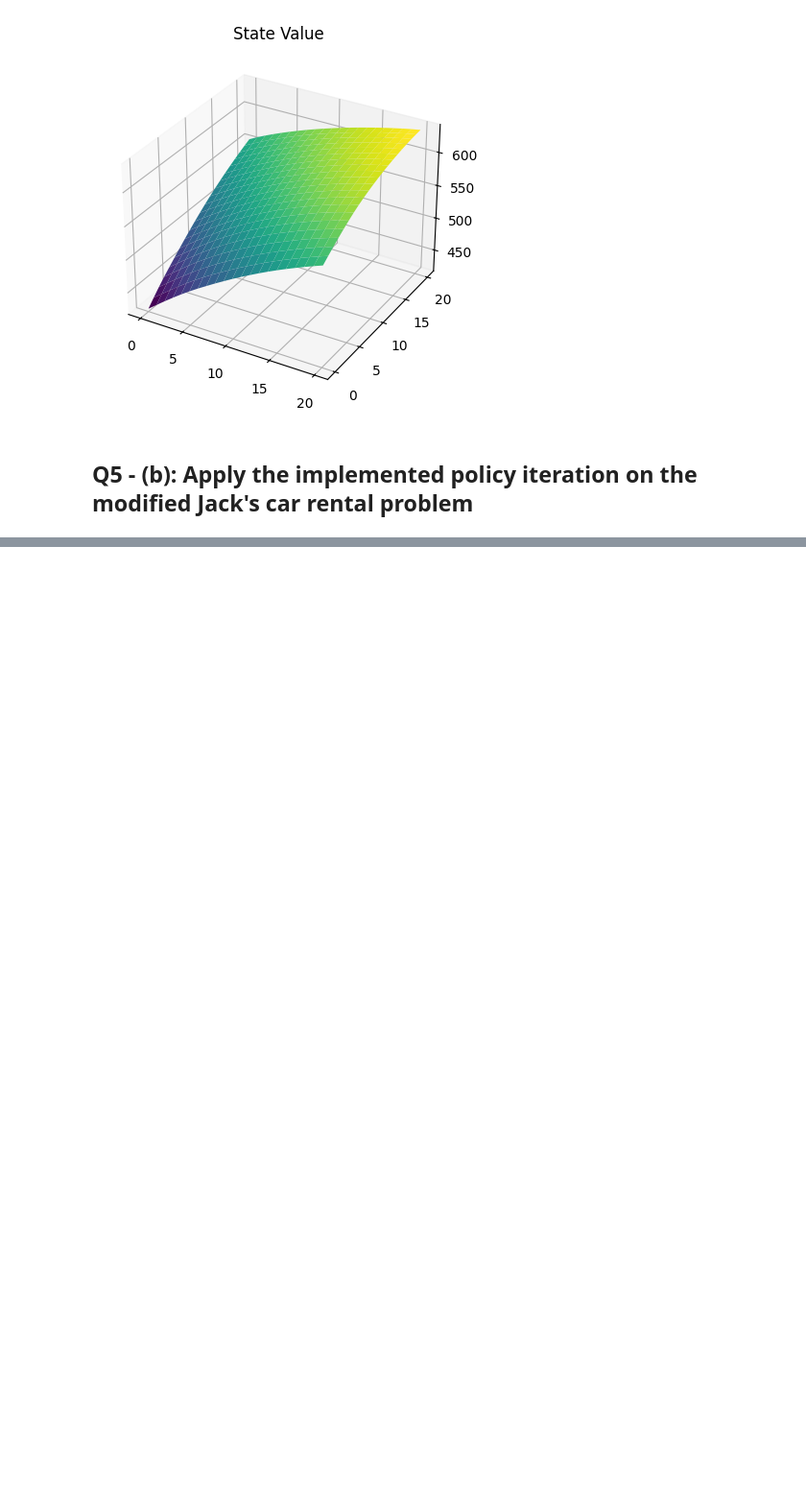
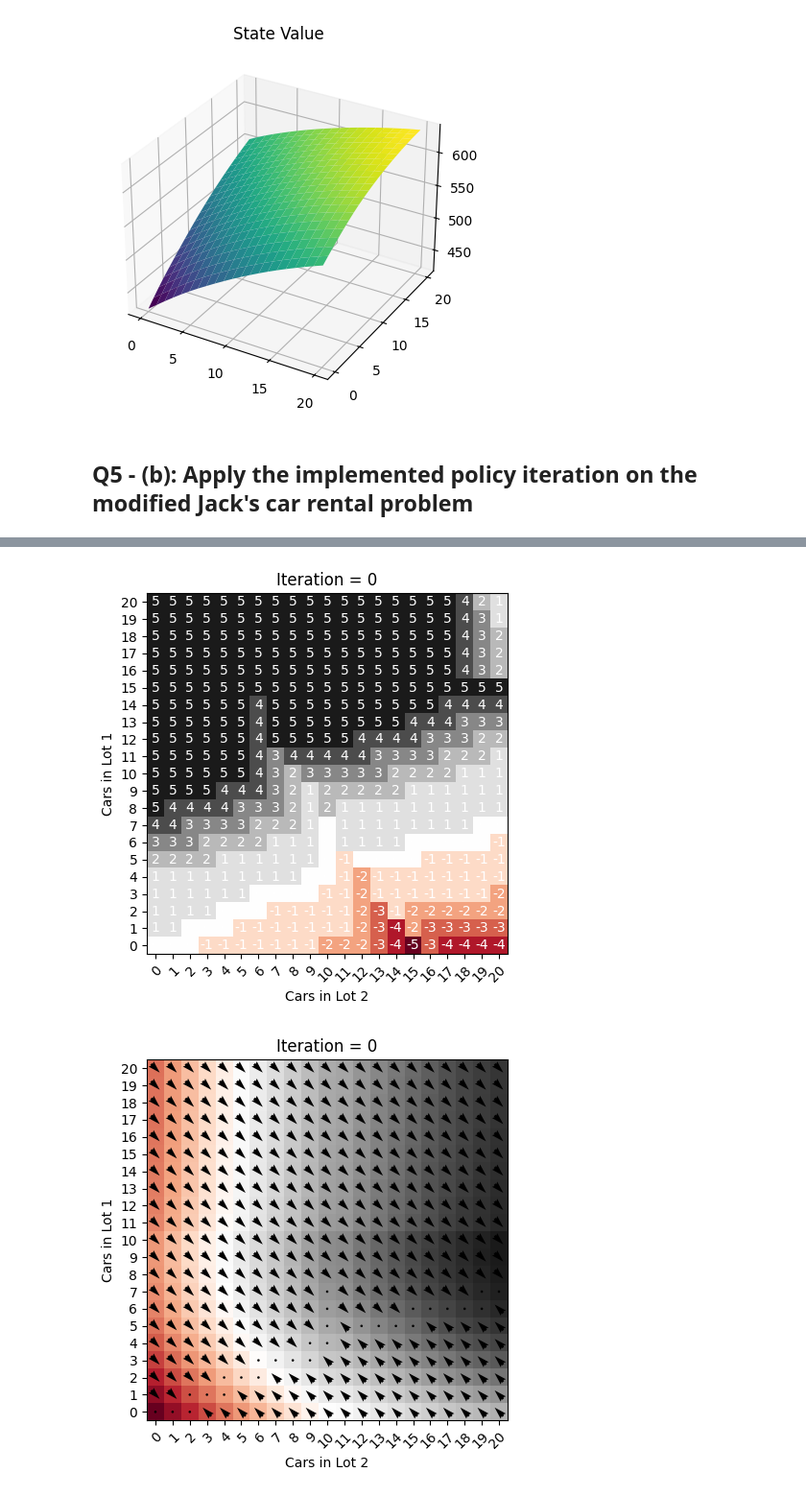
Before and after one commit to dbcometto/cs5180rl, a Jupyter notebook: homework/ex3_26spring.ipynb, the cells around one changed output, grey strips where cells are left out. Shown at 96% size. Cells and saved outputs as stored; diff of their text form; code cells hidden in the pictures; blank space fills up the shorter version.

```diff
--- a/homework/ex3_26spring.ipynb
+++ b/homework/ex3_26spring.ipynb
@@ -1165,7 +1166,7 @@ def compute_expected_return(state, action, env, gamma, state_value):
     return new_v
 # %%
 # Implement the policy evaluation
-def policy_evaluation(state_value, policy, env, threshold, gamma):
+def modified_policy_evaluation(state_value, policy, env, threshold, gamma):
     # iteration counter
     iter_counter = 0
 
@@ -1187,19 +1188,25 @@ def policy_evaluation(state_value, policy, env, threshold, gamma):
                 """ Complete the update part of the policy evaluation"""
                 """ Please use the compute_expected_return function above to compute the new state value"""
                 # state (e.g., [i, j])
+                s=(i,j)
 
                 # store the old V value
+                v_old = state_value[s]
 
                 # get the action from the policy
+                a = policy[s]
+                v_new = compute_modified_expected_return(s,a,env,gamma,state_value)
 
                 # compute the expected return
 
                 # compute the error for this state
                 # note that: is_terminal is True if and only if all states has value estimation error < the threshold
+                if abs(v_old-v_new) > threshold:
+                    is_terminal = False
 
                 """ DO NOT CHANGE BELOW"""
                 # store the updated state value
-                new_state_value[i, j] = new_v
+                new_state_value[i, j] = v_new
 
         # update the state value table
         state_value = new_state_value.copy()
@@ -1211,7 +1218,7 @@ def policy_evaluation(state_value, policy, env, threshold, gamma):
     return state_value
 # %%
 # Implement the policy improvement
-def policy_improvement(state_value, policy, env, gamma):
+def modified_policy_improvement(state_value, policy, env, gamma):
     # assume the policy is already stable
     is_stable = True
     # loop the state space
@@ -1221,21 +1228,35 @@ def policy_improvement(state_value, policy, env, gamma):
             """ Complete the update part of the policy improvement"""
             """ Still please use the compute_expected_return function above to compute the new state value"""
             # state
+            s = (i,j)
 
             # obtain the old action
+            a_old = policy[s]
 
             # compute a new greedy action
+            a_space = [x for x in range(-5,5+1,1) if -j <= x <= i]
+            Qsa = np.zeros_like(a_space, dtype=float)
+            for idx,a in enumerate(a_space):
+                Qsa[idx] = compute_modified_expected_return(s,a,env,gamma,state_value)
+
+
+            a_options = np.where(np.isclose(Qsa,Qsa[np.argmax(Qsa)],atol=1e-8))[0] # Get all idx tied for max Q value
+            a_min_idx = np.argmin(np.abs([a_space[x] for x in a_options]))   # Find the opt idx with minimum change (this should happen by cost)
+            a_new_idx = a_options[a_min_idx]                    # Get idx from opt idx
+            a_new     = a_space[a_new_idx]                      # Get a from idx
 
             # check if the policy is stable at state [i, j]
+            if a_old!=a_new:
+                is_stable = False
 
             """ DO NOT CHANGE BELOW """
             # update the policy
-            policy[i, j] = new_a
+            policy[i, j] = a_new
 
     return policy, is_stable
 # %%
 """DO NOT CHANGE BELOW"""
-def run_policy_iteration(env, threshold, gamma):
+def run_modified_policy_iteration(env, threshold, gamma, max_iter=10):
     # initialize the policy
     policy = np.zeros((21, 21), dtype=int)
 
@@ -1257,12 +1278,12 @@ def run_policy_iteration(env, threshold, gamma):
 
         # policy evaluation
         print(f"Iter {policy_iter_counter}: Policy evaluation starts.")
-        state_value = policy_evaluation(state_value, policy, env, threshold, gamma)
-        print(f"Iter {policy_iter_counter}: Policy evaluation ends.")
+        state_value = modified_policy_evaluation(state_value, policy, env, threshold, gamma)
+        print(f"Iter {policy_iter_counter}: Policy evaluation ends | Total Value {np.sum(state_value):.0f}.")
 
         # policy improvement
         print(f"Iter {policy_iter_counter}: Policy improvement starts.")
-        policy, is_stable = policy_improvement(state_value, policy, env, gamma)
+        policy, is_stable = modified_policy_improvement(state_value, policy, env, gamma)
         print(f"Iter {policy_iter_counter}: Policy improvement ends.")
 
         # save to the list
@@ -1271,6 +1292,10 @@ def run_policy_iteration(env, threshold, gamma):
                              "title": f"Iteration = {policy_iter_counter}"})
 
         if is_stable:
+            print("Optimal Policy Found")
+            break
+        elif policy_iter_counter >= max_iter:
+            print("Max Iterations Reached")
             break
         else:
             policy_iter_counter += 1
@@ -1293,4 +1318,4 @@ threshold = 1e-3
 gamma = 0.9
 
 # run the policy iteration
-results_list = run_policy_iteration(env, threshold, gamma)
+modified_results_list = run_modified_policy_iteration(env, threshold, gamma, max_iter=7)
@@ -1297,7 +1340,11 @@ results_list = run_policy_iteration(env, threshold, gamma)
 # %%
 """DO NOT CHANGE THIS BLOCK"""
 # plot the final policy
-for res in results_list:
+for res in modified_results_list:
     policy = res['policy']
     title = res['title']
     plot_policy(policy, title)
+    plot_values(res['state_value'],title)
+# %% [output]
+[figure, added]
+[figure, added]
```
Also changed, not shown: parts of 6 cells of this notebook.
